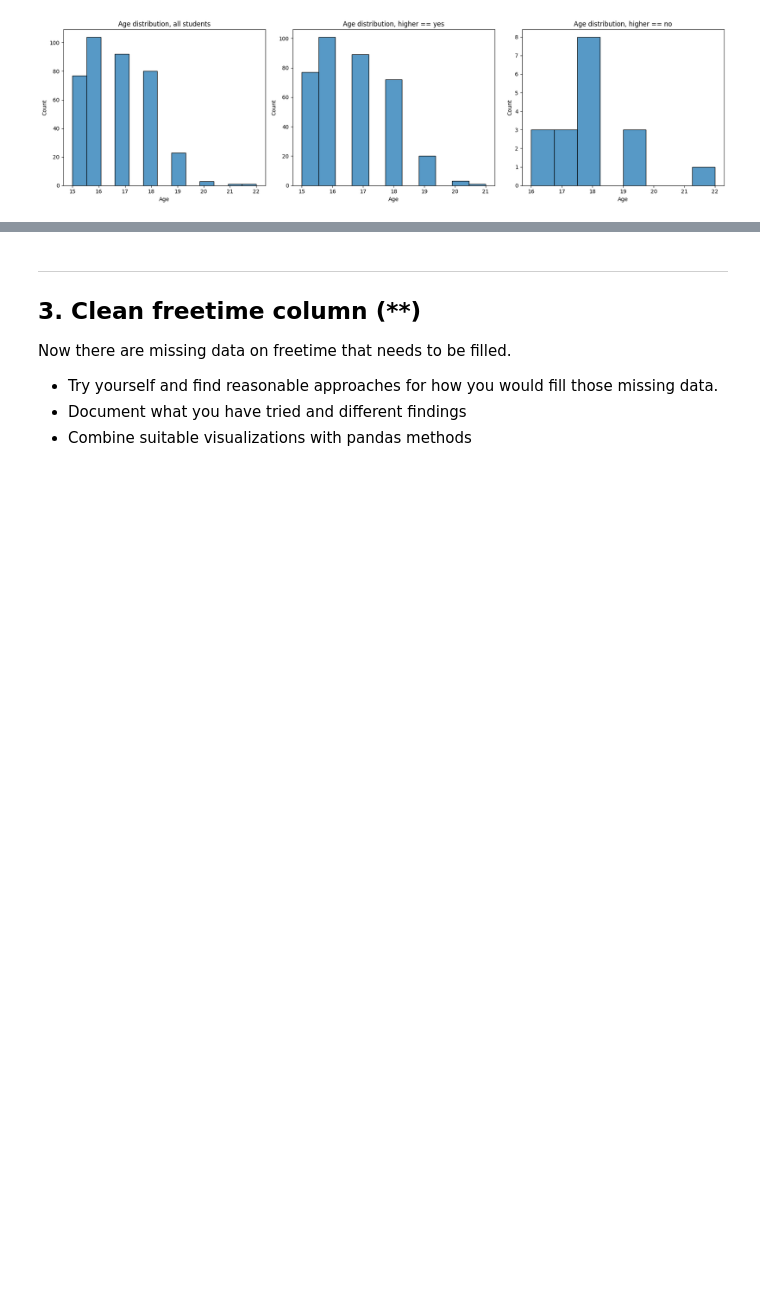
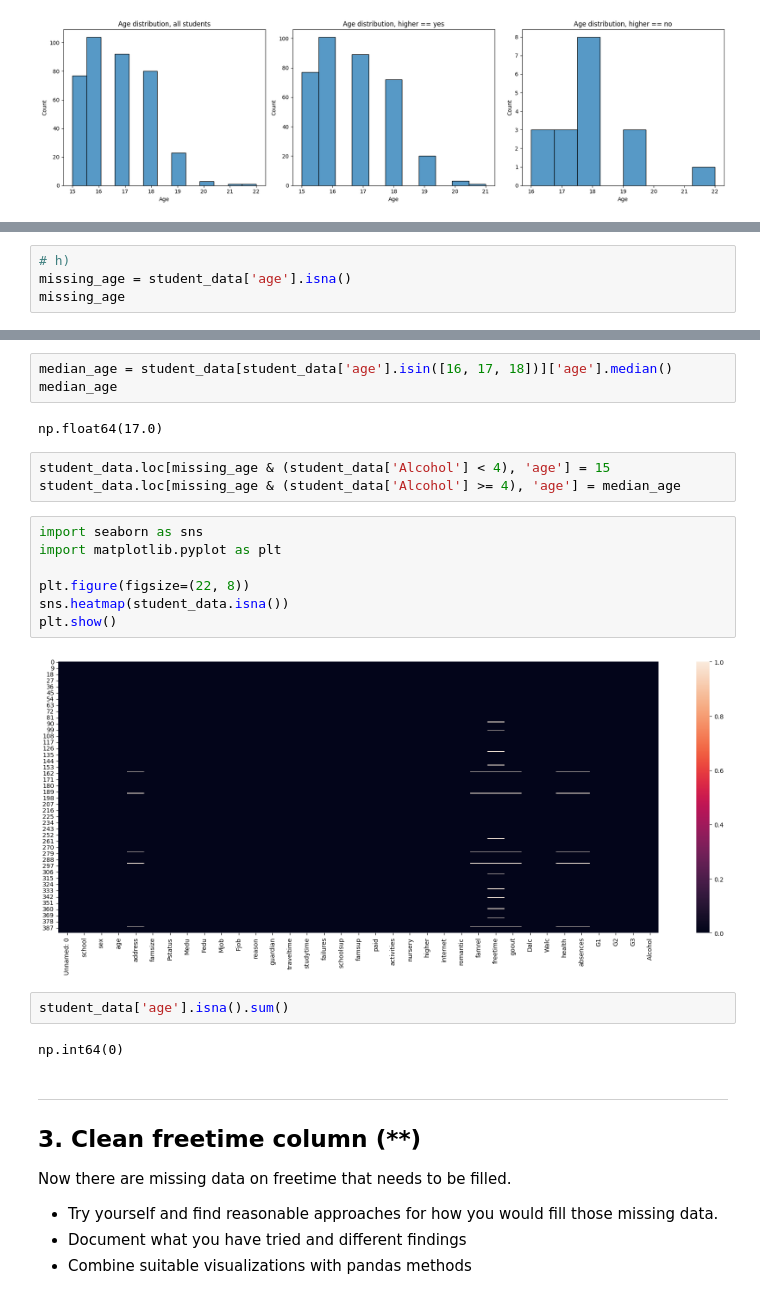
Before and after one commit to m0hsen-m0hseni/Databehandling-Mohsen-Mohseni, a Jupyter notebook: Exercises/E01_missing_aggregation.ipynb, the cells around one changed output, grey strips where cells are left out. Cells and saved outputs as stored; diff of their text form; blank space fills up the shorter version.

```diff
--- a/Exercises/E01_missing_aggregation.ipynb
+++ b/Exercises/E01_missing_aggregation.ipynb
@@ -358,0 +395,4 @@ plt.show
+# %%
+# h)
+missing_age = student_data['age'].isna()
+missing_age
@@ -359,3 +412,24 @@ plt.show
+# %%
+median_age = student_data[student_data['age'].isin([16, 17, 18])]['age'].median()
+median_age
+# %% [output]
+np.float64(17.0)
+# %%
+student_data.loc[missing_age & (student_data['Alcohol'] < 4), 'age'] = 15
+student_data.loc[missing_age & (student_data['Alcohol'] >= 4), 'age'] = median_age
+# %%
+import seaborn as sns
+import matplotlib.pyplot as plt
+
+plt.figure(figsize=(22, 8))
+sns.heatmap(student_data.isna())
+plt.show()
+# %% [output]
+[figure, added]
+# %%
+student_data['age'].isna().sum()
+# %% [output]
+np.int64(0)
 # %% [markdown]
 ---
 ## 3. Clean freetime column (**)
```
Also changed, not shown: parts of 11 cells of this notebook.
